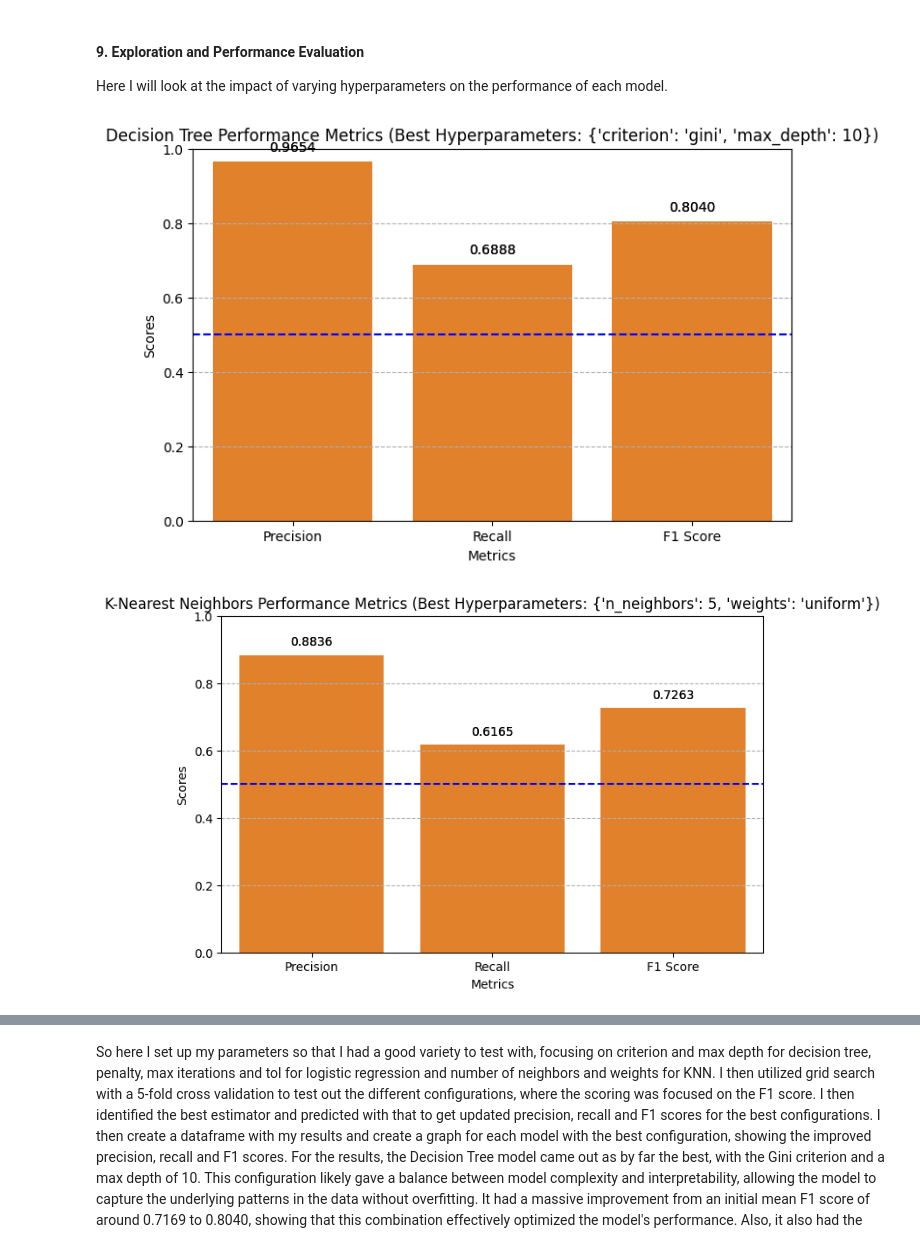
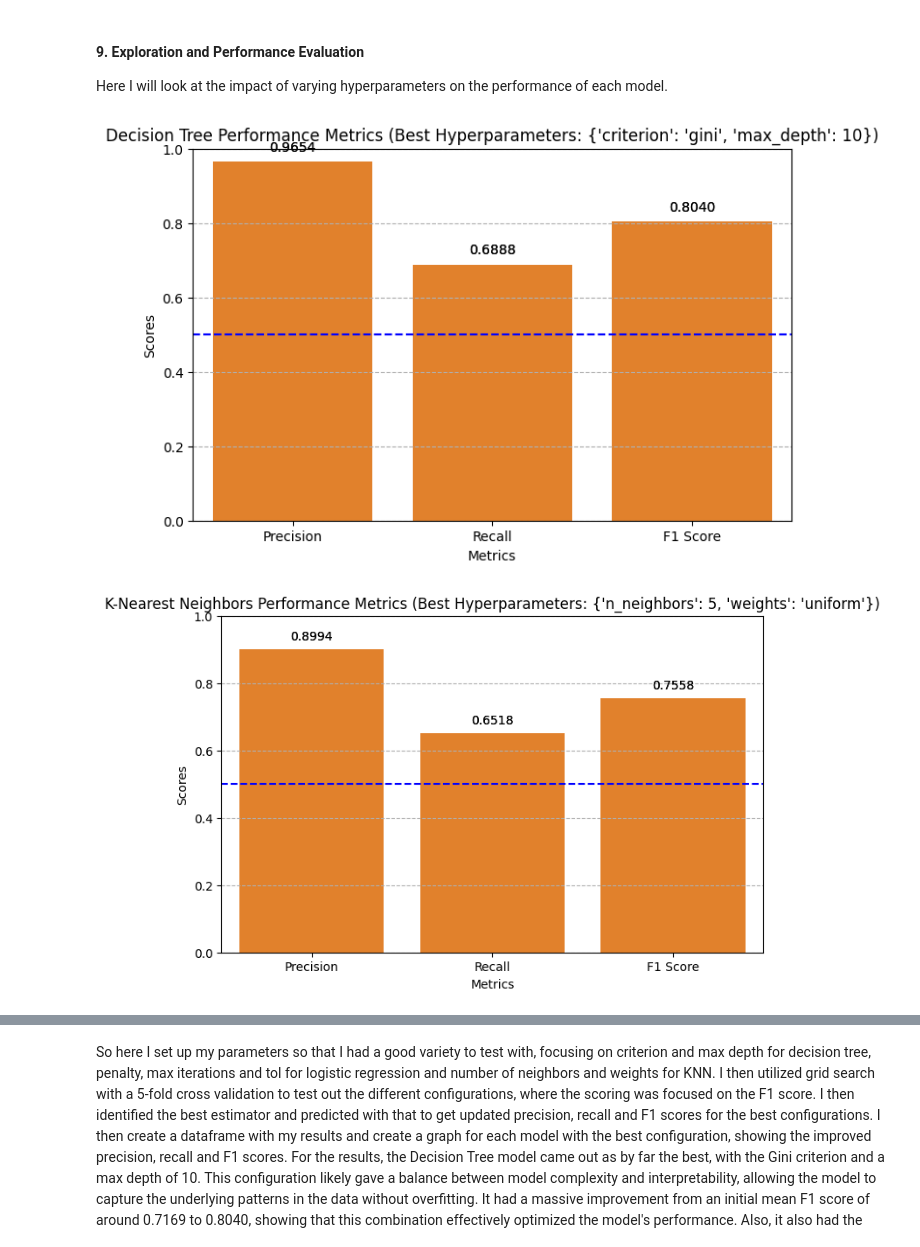
Before and after one commit to alex-govier5/intro-to-ai, a Jupyter notebook: A2/AI_Assignment2.ipynb, the cells around one changed output, grey strips where cells are left out. Saved outputs shown, nothing was run; the diff lists cells and outputs as text; code cells hidden in the pictures.

```diff
--- a/A2/AI_Assignment2.ipynb
+++ b/A2/AI_Assignment2.ipynb
@@ -200,14 +201,3 @@ My categorical columns here are gender, smoking history, heart disease, and hype
 # %% [markdown]
 #### 6. Transforming Numerical Features
 Here I will apply transformations to the numerical features.
-# %%
-# Scale numerical features
-numeric_features = ['age', 'bmi', 'HbA1c_level', 'blood_glucose_level']
-
-scaler = StandardScaler()
-
-# Fit only on the training data and transform the training set
-X_train[numeric_features] = scaler.fit_transform(X_train[numeric_features])
-
-# Apply the same transformation on the test set (without refitting)
-X_test[numeric_features] = scaler.transform(X_test[numeric_features])
@@ -215,0 +204,28 @@ Here I applied a standard scaler to my numerical attributes because it standardi
+# %%
+# Scale numerical features
+
+# Normalize age
+normalization = MinMaxScaler()
+
+# Fit only on the training data and transform the training set
+X_train['age'] = normalization.fit_transform(X_train[['age']])
+
+# Apply the same transformation on the test set (without refitting)
+X_test['age'] = normalization.transform(X_test[['age']])
+
+# Log transform BMI
+X_train['bmi'] = np.log(X_train['bmi'] + 1)
+X_test['bmi'] = np.log(X_test['bmi'] + 1)
+
+# Perform standardization on Hb1Ac
+standardization = StandardScaler()
+
+# Fit only on the training data and transform the training set
+X_train['HbA1c_level'] = standardization.fit_transform(X_train[['HbA1c_level']])
+
+# Apply the same transformation on the test set (without refitting)
+X_test['HbA1c_level'] = standardization.transform(X_test[['HbA1c_level']])
+
+# Log transform Blood glucose
+X_train['blood_glucose_level'] = np.log(X_train['blood_glucose_level'] + 1)
+X_test['blood_glucose_level'] = np.log(X_test['blood_glucose_level'] + 1)
@@ -296,7 +314,7 @@ param_grids = {
     },
     'Logistic Regression': {
         'penalty': ['l2', None],
-        'max_iter': [100, 200, 300],
+        'max_iter': [300, 500, 1000],
         'tol': [1e-4, 1e-3, 1e-2]
     },
     'K-Nearest Neighbors': {
@@ -337,34 +355,34 @@ for name, model in models.items():
 best_performance_df = pd.DataFrame(best_performance_results)
 
 # Set the number of models
 models_count = len(best_performance_df)
 
 # Create bar plots for each model
 for index in range(models_count):
     model_name = best_performance_df.loc[index, 'Model']
     metrics = best_performance_df.loc[index, ['Precision', 'Recall', 'F1 Score']]
 
     plt.figure(figsize=(8, 5))
     bars = sns.barplot(x=metrics.index, y=metrics.values)
     sns.barplot(x=metrics.index, y=metrics.values)
     plt.title(f'{model_name} Performance Metrics (Best Hyperparameters: {best_performance_df.loc[index, "Best Hyperparameters"]})')
     plt.xlabel('Metrics')
     plt.ylabel('Scores')
     plt.ylim(0, 1)
     plt.axhline(y=0.5, color='blue', linestyle='--')
     plt.grid(axis='y', linestyle='--')
     for bar in bars.patches:
         plt.text(
             bar.get_x() + bar.get_width() / 2,
             bar.get_height() + 0.02,
             f'{bar.get_height():.4f}',
             ha='center',
             va='bottom'
         )
     plt.show()
 # %% [output]
 [figure]
-[figure, old version]
+[figure, new version]
 [figure]
 # %% [markdown]
 So here I set up my parameters so that I had a good variety to test with, focusing on criterion and max depth for decision tree, penalty, max iterations and tol for logistic regression and number of neighbors and weights for KNN. I then utilized grid search with a 5-fold cross validation to test out the different configurations, where the scoring was focused on the F1 score. I then identified the best estimator and predicted with that to get updated precision, recall and F1 scores for the best configurations. I then create a dataframe with my results and create a graph for each model with the best configuration, showing the improved precision, recall and F1 scores. </br>
```
Also changed, not shown: parts of 7 cells of this notebook.
